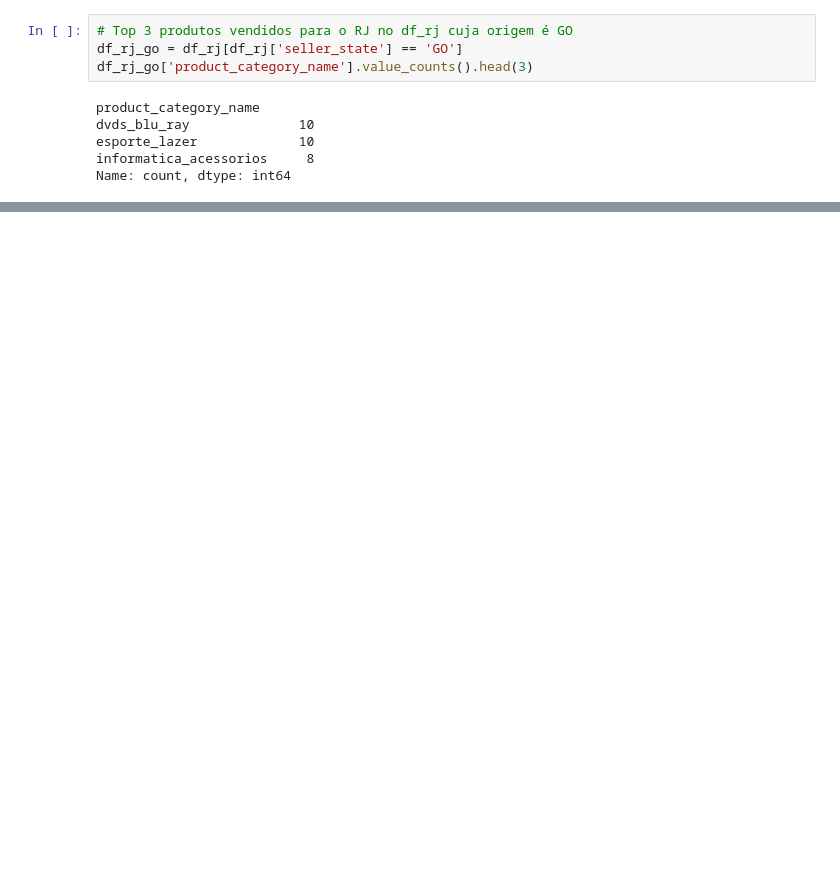
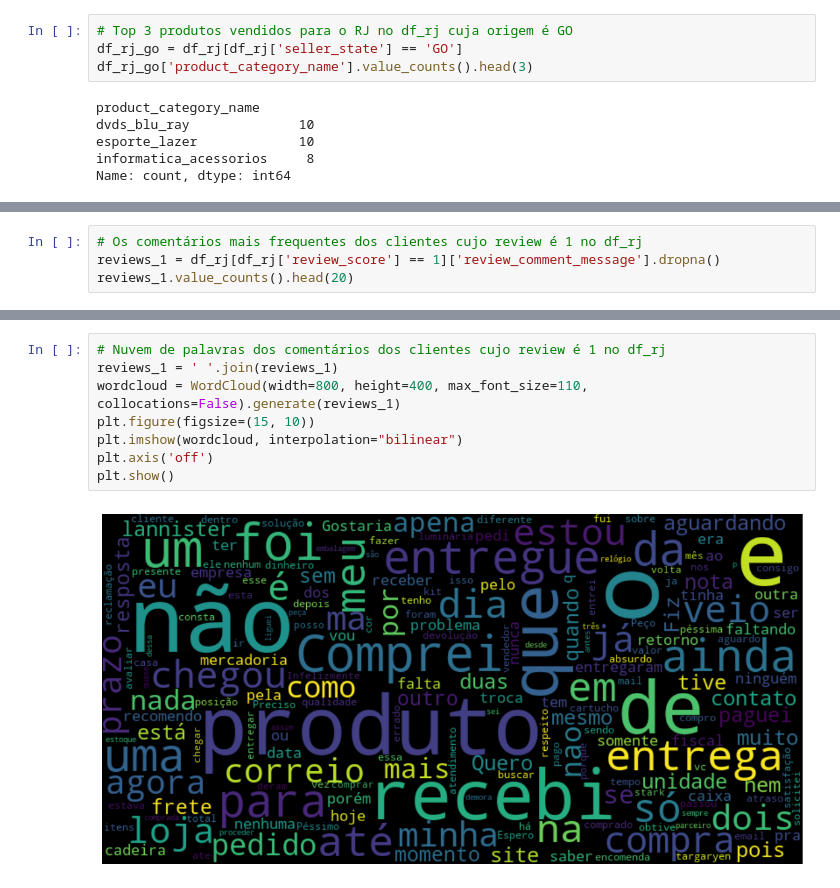
Before and after one commit to caio-a-garcia/PADS202401, a Jupyter notebook: EDA_Olist_perguntas.ipynb, the cells around one changed output, grey strips where cells are left out. Drawn from its saved outputs; the diff is of its cells as text; blank space fills up the shorter version.

```diff
--- a/EDA_Olist_perguntas.ipynb
+++ b/EDA_Olist_perguntas.ipynb
@@ -769,0 +800,4 @@ df_rj_entrega
+# %%
+# Os comentários mais frequentes dos clientes cujo review é 1 no df_rj
+reviews_1 = df_rj[df_rj['review_score'] == 1]['review_comment_message'].dropna()
+reviews_1.value_counts().head(20)
@@ -769,0 +822,10 @@ df_rj_entrega
+# %%
+# Nuvem de palavras dos comentários dos clientes cujo review é 1 no df_rj
+reviews_1 = ' '.join(reviews_1)
+wordcloud = WordCloud(width=800, height=400, max_font_size=110, collocations=False).generate(reviews_1)
+plt.figure(figsize=(15, 10))
+plt.imshow(wordcloud, interpolation="bilinear")
+plt.axis('off')
+plt.show()
+# %% [output]
+[figure, added]
```
Also changed, not shown: parts of 10 cells of this notebook.
